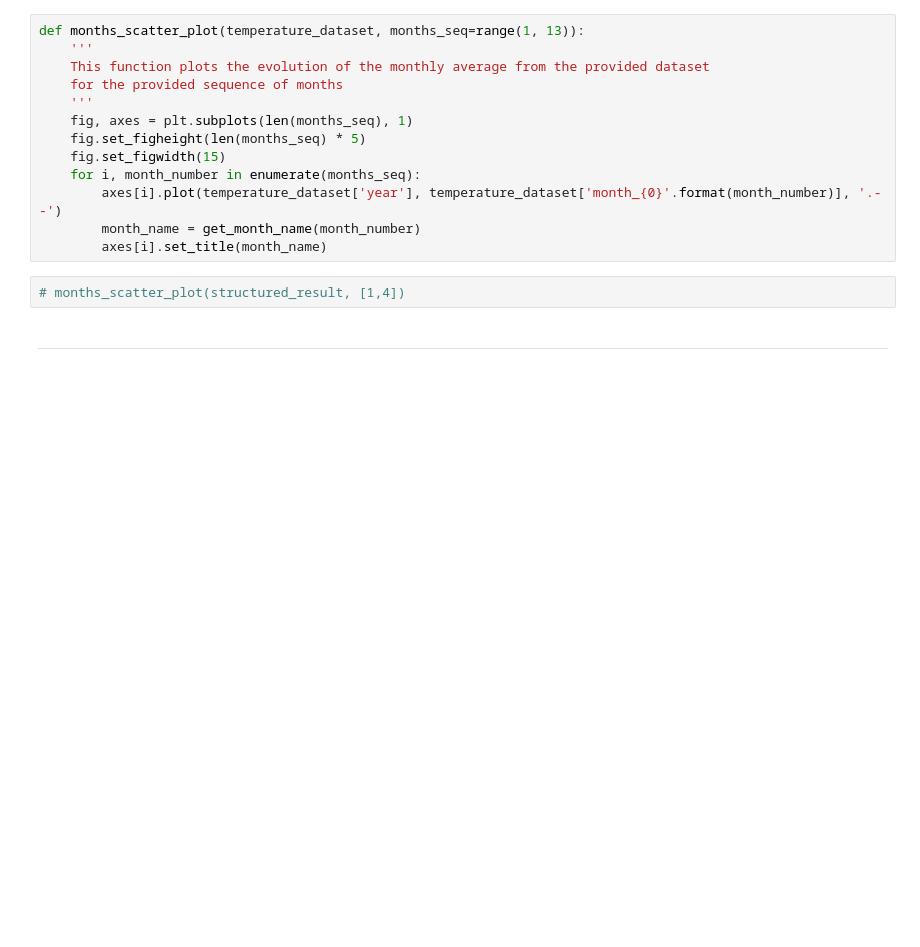
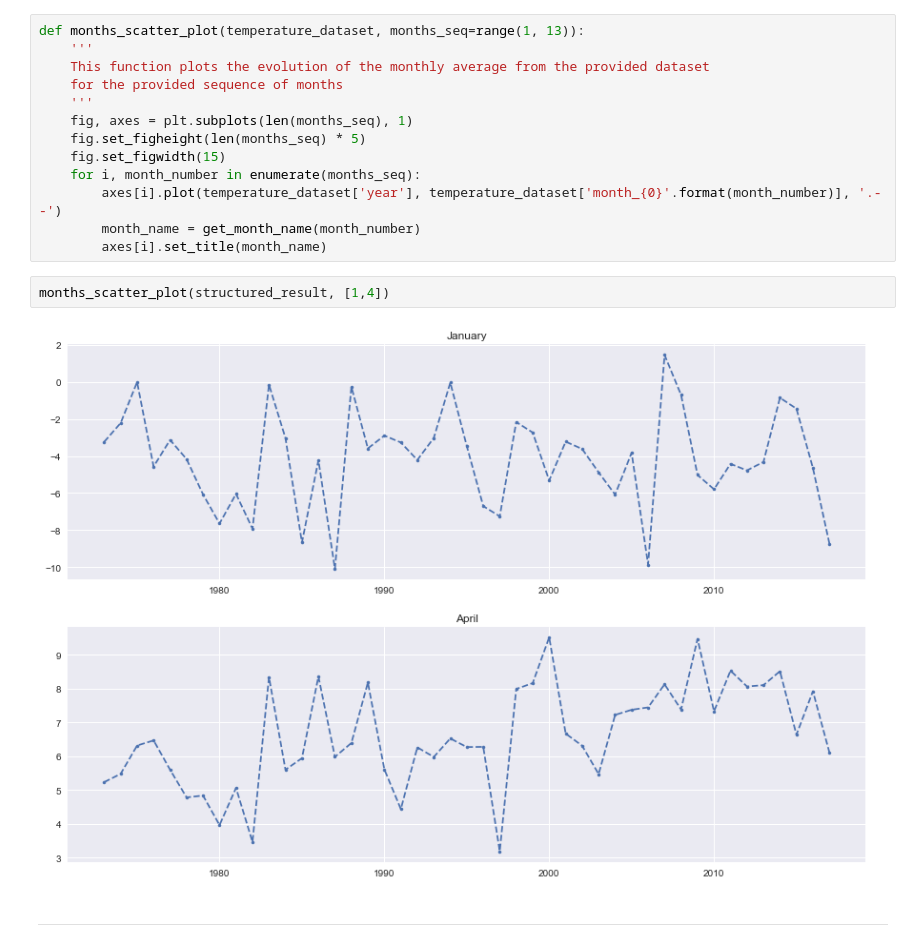
Before and after one commit to patex1987/GHCN-temperature-dataset, a Jupyter notebook: GHCN_numpy_analysis.ipynb, the cells around one changed output. Saved outputs shown, nothing was run; the diff lists cells and outputs as text; blank space fills up the shorter version.

```diff
--- a/GHCN_numpy_analysis.ipynb
+++ b/GHCN_numpy_analysis.ipynb
@@ -830,7 +830,9 @@ def months_scatter_plot(temperature_dataset, months_seq=range(1, 13)):
         month_name = get_month_name(month_number)
         axes[i].set_title(month_name)
 # %%
-# months_scatter_plot(structured_result, [1,4])
+months_scatter_plot(structured_result, [1,4])
+# %% [output]
+[figure, added]
 # %% [markdown]
 ---
 # %% [markdown]
```
Also changed, not shown: parts of 13 cells of this notebook.
